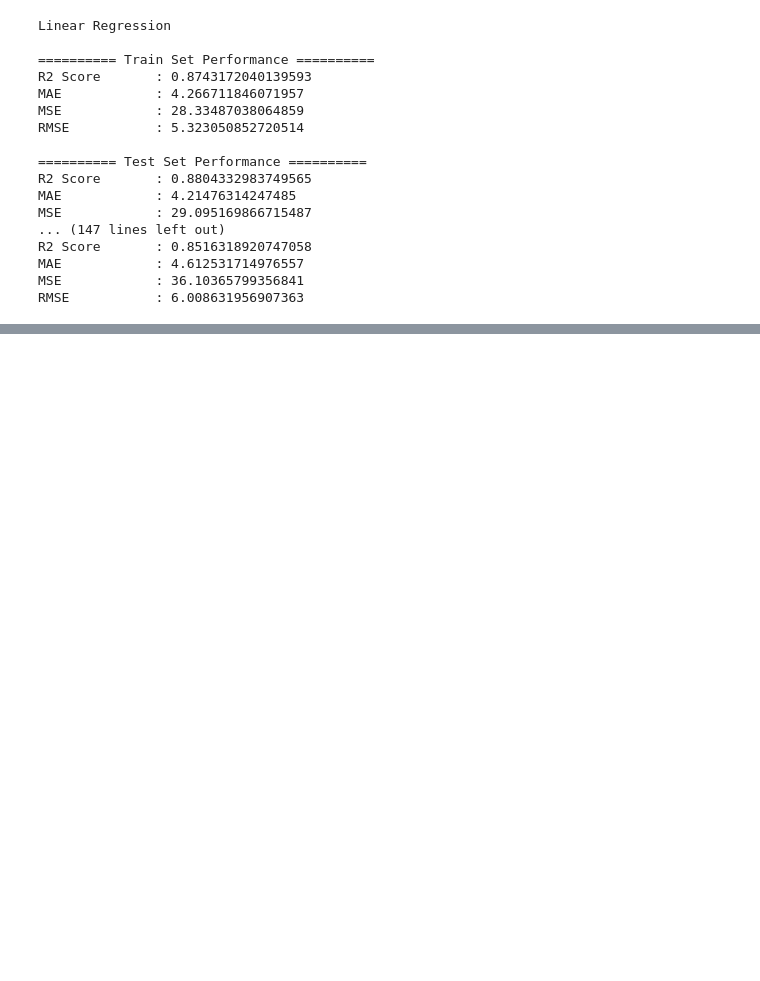
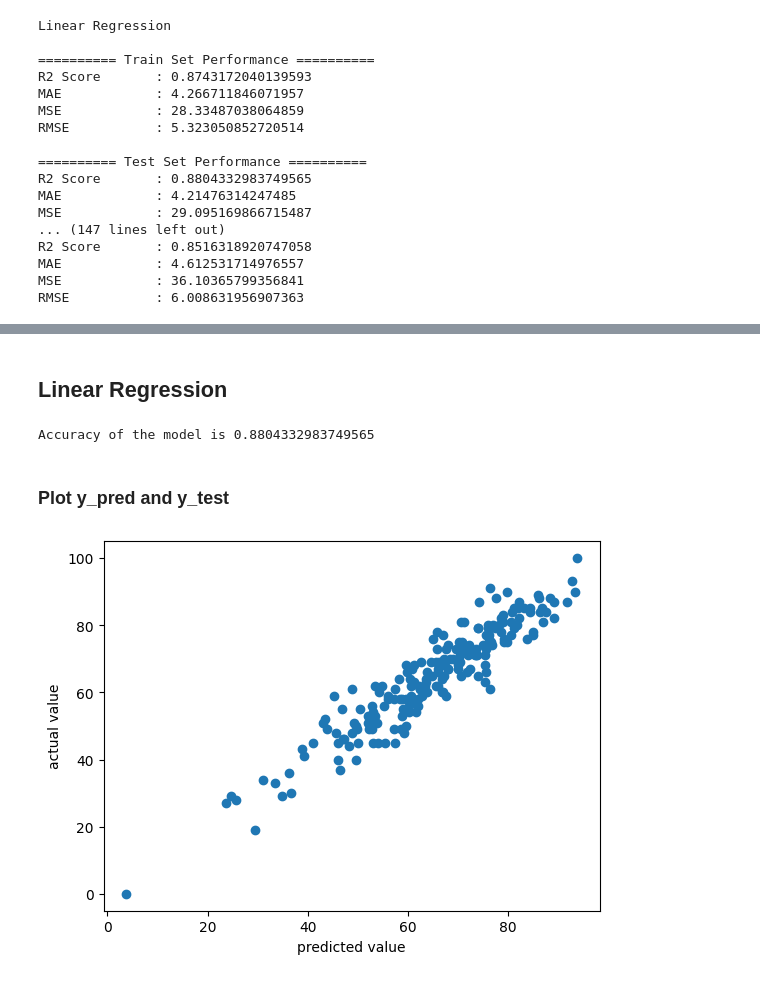
Before and after one commit to YousufBhatti556/ML-projects, a Jupyter notebook: notebook/ModelTraining.ipynb, the cells around one changed output, grey strips where cells are left out. Drawn from its saved outputs; the diff is of its cells as text; code cells hidden in the pictures; blank space fills up the shorter version.

Commit message:
Model Training and EDA

```diff
--- a/notebook/ModelTraining.ipynb
+++ b/notebook/ModelTraining.ipynb
@@ -230 +230,20 @@ pd.DataFrame(list(zip(model_list,r2_list)),columns=["Models","r2_score"]).sort_v
 | 7 | Support Vector Regressor | 0.728600 |
+# %% [markdown]
+## Linear Regression
+# %%
+lin_reg = LinearRegression(fit_intercept=True)
+lin_reg.fit(X_train, y_train)
+y_pred = lin_reg.predict(X_test)
+score = r2_score(y_test, y_pred)
+print(f"Accuracy of the model is {score}\n")
+# %% [output]
+Accuracy of the model is 0.8804332983749565
+# %% [markdown]
+### Plot y_pred and y_test
+# %%
+plt.scatter(y_pred, y_test)
+plt.xlabel("predicted value")
+plt.ylabel("actual value")
+plt.show()
+# %% [output]
+[figure, added]
```
Also changed, not shown: parts of 4 cells of this notebook, 1 other file.
